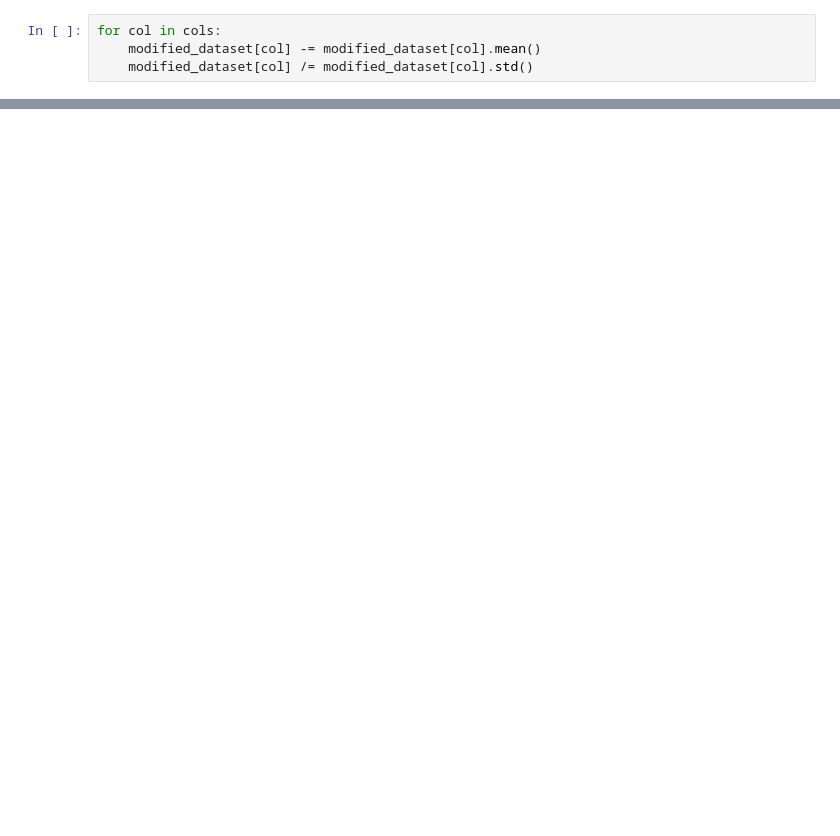
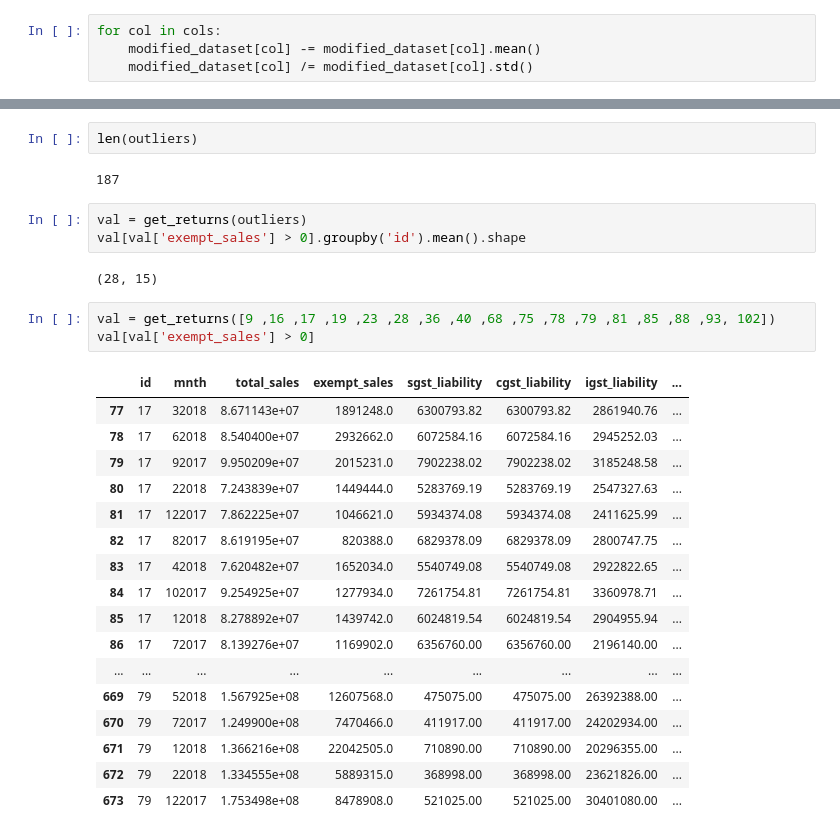
Before and after one commit to polarboar/Fraud-Analytics, a Jupyter notebook: project2/main.ipynb, the cells around one changed output, grey strips where cells are left out. Saved outputs shown, nothing was run; the diff lists cells and outputs as text; blank space fills up the shorter version.

Commit message:
Outlier detection added

```diff
--- a/project2/main.ipynb
+++ b/project2/main.ipynb
@@ -370,0 +434,30 @@ array([561, 470, 369, 486, 440, 168, 431, 530, 541, 436, 545, 433, 630,
+# %%
+len(outliers)
+# %% [output]
+187
+# %%
+val = get_returns(outliers)
+val[val['exempt_sales'] > 0].groupby('id').mean().shape
+# %% [output]
+(28, 15)
+# %%
+val = get_returns([9 ,16 ,17 ,19 ,23 ,28 ,36 ,40 ,68 ,75 ,78 ,79 ,81 ,85 ,88 ,93, 102])
+val[val['exempt_sales'] > 0]
+# %% [output]
+|  | id | mnth | total_sales | exempt_sales | sgst_liability | cgst_liability | igst_liability | ... |
+| 77 | 17 | 32018 | 8.671143e+07 | 1891248.0 | 6300793.82 | 6300793.82 | 2861940.76 | ... |
+| 78 | 17 | 62018 | 8.540400e+07 | 2932662.0 | 6072584.16 | 6072584.16 | 2945252.03 | ... |
+| 79 | 17 | 92017 | 9.950209e+07 | 2015231.0 | 7902238.02 | 7902238.02 | 3185248.58 | ... |
+| 80 | 17 | 22018 | 7.243839e+07 | 1449444.0 | 5283769.19 | 5283769.19 | 2547327.63 | ... |
+| 81 | 17 | 122017 | 7.862225e+07 | 1046621.0 | 5934374.08 | 5934374.08 | 2411625.99 | ... |
+| 82 | 17 | 82017 | 8.619195e+07 | 820388.0 | 6829378.09 | 6829378.09 | 2800747.75 | ... |
+| 83 | 17 | 42018 | 7.620482e+07 | 1652034.0 | 5540749.08 | 5540749.08 | 2922822.65 | ... |
+| 84 | 17 | 102017 | 9.254925e+07 | 1277934.0 | 7261754.81 | 7261754.81 | 3360978.71 | ... |
+| 85 | 17 | 12018 | 8.278892e+07 | 1439742.0 | 6024819.54 | 6024819.54 | 2904955.94 | ... |
+| 86 | 17 | 72017 | 8.139276e+07 | 1169902.0 | 6356760.00 | 6356760.00 | 2196140.00 | ... |
+| ... | ... | ... | ... | ... | ... | ... | ... | ... |
+| 669 | 79 | 52018 | 1.567925e+08 | 12607568.0 | 475075.00 | 475075.00 | 26392388.00 | ... |
+| 670 | 79 | 72017 | 1.249900e+08 | 7470466.0 | 411917.00 | 411917.00 | 24202934.00 | ... |
+| 671 | 79 | 12018 | 1.366216e+08 | 22042505.0 | 710890.00 | 710890.00 | 20296355.00 | ... |
+| 672 | 79 | 22018 | 1.334555e+08 | 5889315.0 | 368998.00 | 368998.00 | 23621826.00 | ... |
+| 673 | 79 | 122017 | 1.753498e+08 | 8478908.0 | 521025.00 | 521025.00 | 30401080.00 | ... |
```
Also changed, not shown: parts of 43 cells of this notebook.
